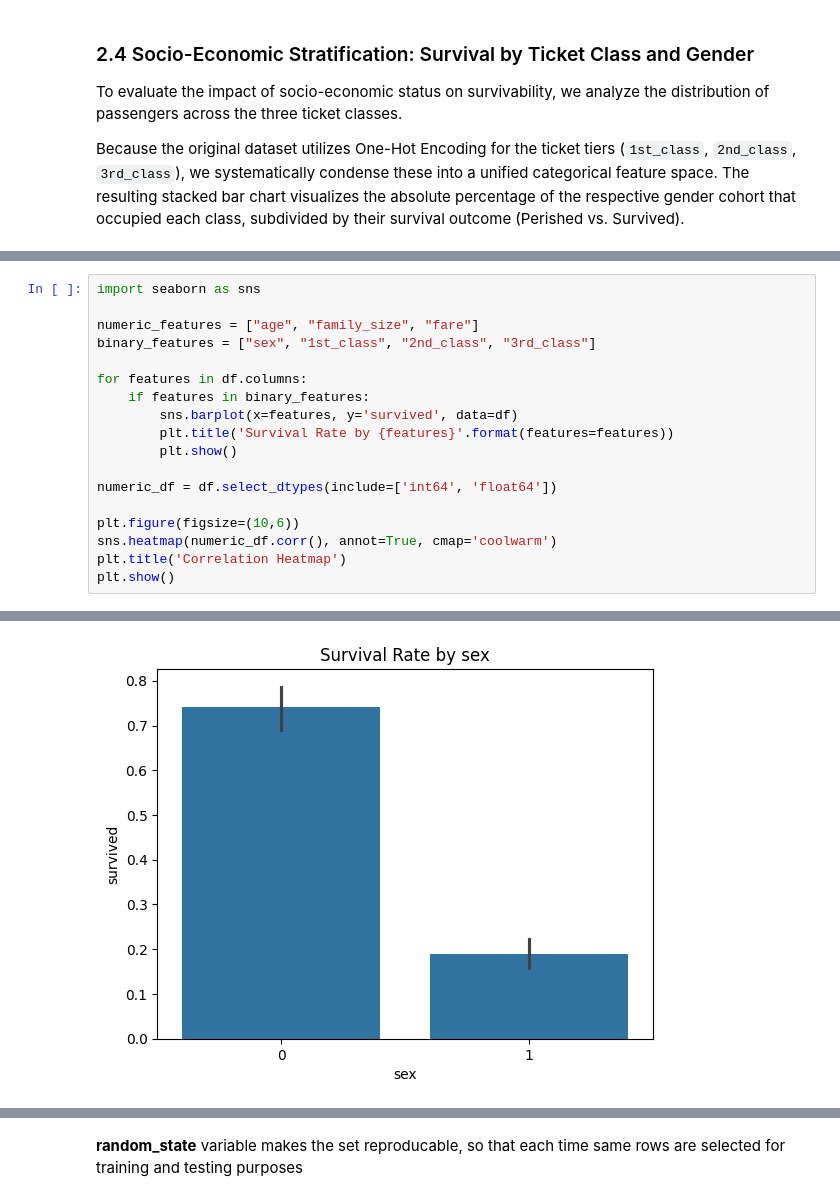
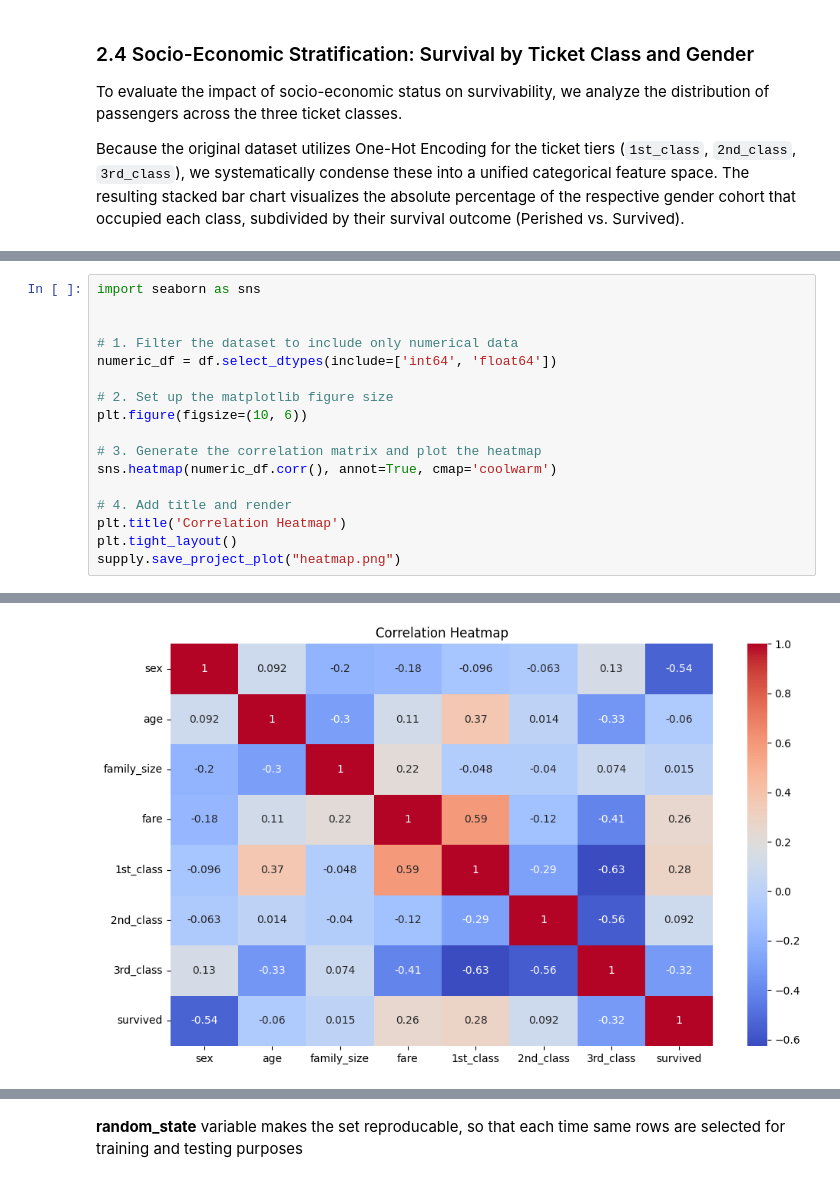
Before and after one commit to oishchen42/MLOps_course, a Jupyter notebook: notebook/week1_titanic1.ipynb, the cells around one changed output, grey strips where cells are left out. Cells and saved outputs as stored; diff of their text form.

```diff
--- a/notebook/week1_titanic1.ipynb
+++ b/notebook/week1_titanic1.ipynb
@@ -218,19 +250,18 @@ supply.plot_detailed_fare_survival(df)
 # %%
 import seaborn as sns
 
-numeric_features = ["age", "family_size", "fare"]
-binary_features = ["sex", "1st_class", "2nd_class", "3rd_class"]
 
-for features in df.columns:
-    if features in binary_features:
-        sns.barplot(x=features, y='survived', data=df)
-        plt.title('Survival Rate by {features}'.format(features=features))
-        plt.show()
-
+# 1. Filter the dataset to include only numerical data
 numeric_df = df.select_dtypes(include=['int64', 'float64'])
 
-plt.figure(figsize=(10,6))
+# 2. Set up the matplotlib figure size
+plt.figure(figsize=(10, 6))
+
+# 3. Generate the correlation matrix and plot the heatmap
 sns.heatmap(numeric_df.corr(), annot=True, cmap='coolwarm')
+
+# 4. Add title and render
 plt.title('Correlation Heatmap')
-plt.show()
+plt.tight_layout()
+supply.save_project_plot("heatmap.png")
 # %% [output]
@@ -237 +269 @@ plt.show()
-[figure, old version]
+[figure, new version]
```
Also changed, not shown: parts of 36 cells of this notebook, 10 other files.
